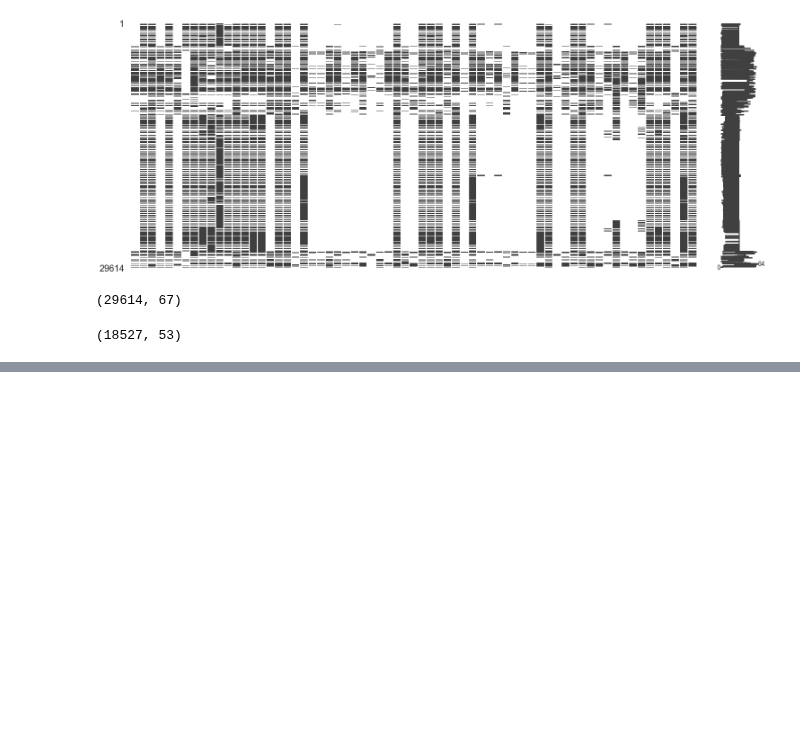
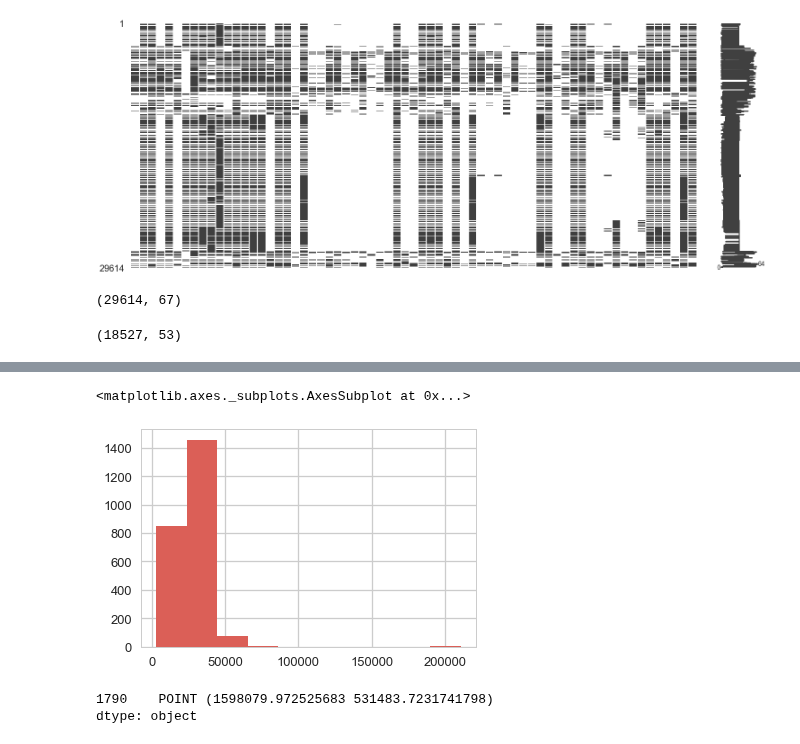
Before and after one commit to jessepisel/criticalandstrategic, a Jupyter notebook: Figure creation.ipynb, the cells around one changed output, grey strips where cells are left out. Drawn from its saved outputs; the diff is of its cells as text; code cells hidden in the pictures; blank space fills up the shorter version.

```diff
--- a/Figure creation.ipynb
+++ b/Figure creation.ipynb
@@ -143,0 +168,10 @@ hucs.plot()
+# %%
+hucs.ACRES.hist()
+# %% [output]
+<matplotlib.axes._subplots.AxesSubplot at 0x...>
+[figure, added]
+# %%
+hucs[hucs['ACRES']<3100].centroid.plot(ax=ax)
+# %% [output]
+1790    POINT (1598079.972525683 531483.7231741798)
+dtype: object
```
Also changed, not shown: parts of 12 cells of this notebook, 2 other files.
